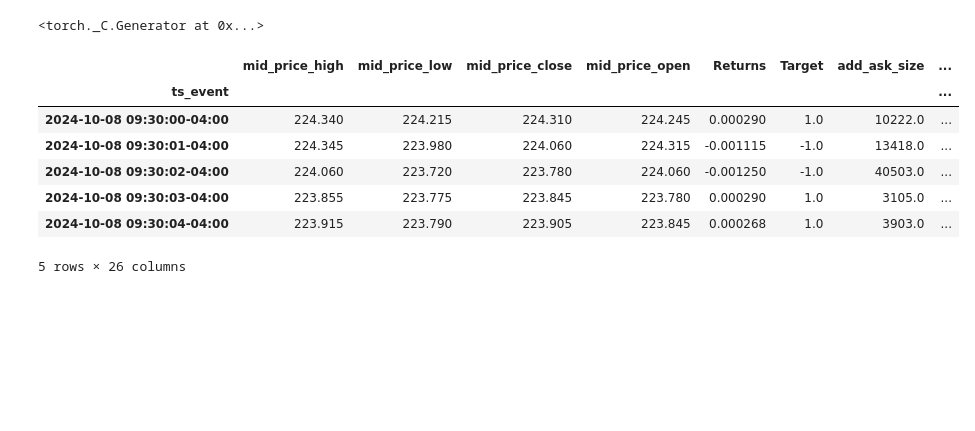
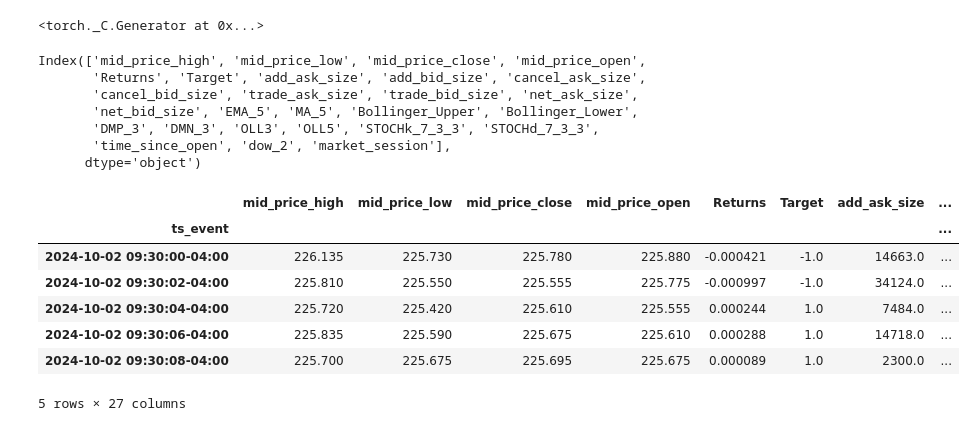
Before and after one commit to LiaoLaurent/Stock-Prediction-Deep-Learning, a Jupyter notebook: returns_predictions.ipynb, the cells around one changed output. Drawn from its saved outputs; the diff is of its cells as text; code cells hidden in the pictures; blank space fills up the shorter version.

```diff
--- a/returns_predictions.ipynb
+++ b/returns_predictions.ipynb
@@ -15,26 +15,52 @@ from plotting_functions import *
 torch.manual_seed(0)
 # %% [output]
 <torch._C.Generator at 0x...>
+# %%
+# Features that require StandardScaler (price-dependent and volume-based)
+standard_features = ['EMA_5', 'MA_5', 'Returns', 'net_ask_size',
+       'net_bid_size', 'trade_ask_size', 'trade_bid_size', 'Bollinger_Upper', 'Bollinger_Lower']
+
+# Features that require MinMaxScaler (bounded indicators)
+minmax_features = ['DMP_3', 'DMN_3', 'OLL3', 'OLL5', 'STOCHk_7_3_3', 'STOCHd_7_3_3', 'time_since_open']
+
+unscaled_features = ["market_session"]
+
+features = standard_features + minmax_features + unscaled_features
+
+sampling_rate = "2s"
+prediction_column = "Target"
+batch_size = 10
+epochs = 8
+look_back = 32
 # %%
 from preprocessing import combine_data, add_time_features
 
 # Generate file paths dynamically
-start_date = pd.to_datetime("2024-10-08")
-end_date = pd.to_datetime("2024-10-09")
+start_date = pd.to_datetime("2024-10-02")
+end_date = pd.to_datetime("2024-10-02")
 date_range = pd.bdate_range(start=start_date, end=end_date)
 
 data_paths = [f"AAPL_data/AAPL_{date.strftime('%Y-%m-%d')}_xnas-itch.parquet" for date in date_range]
 
-data_hft = combine_data(data_paths)
+data_hft = combine_data(data_paths, sampling_rate)
 data_hft = add_time_features(data_hft)
 
+print(data_hft.columns)
+
 data_hft.head()
 # %% [output]
+Index(['mid_price_high', 'mid_price_low', 'mid_price_close', 'mid_price_open',
+       'Returns', 'Target', 'add_ask_size', 'add_bid_size', 'cancel_ask_size',
+       'cancel_bid_size', 'trade_ask_size', 'trade_bid_size', 'net_ask_size',
+       'net_bid_size', 'EMA_5', 'MA_5', 'Bollinger_Upper', 'Bollinger_Lower',
+       'DMP_3', 'DMN_3', 'OLL3', 'OLL5', 'STOCHk_7_3_3', 'STOCHd_7_3_3',
+       'time_since_open', 'dow_2', 'market_session'],
+      dtype='object')
 |  | mid_price_high | mid_price_low | mid_price_close | mid_price_open | Returns | Target | add_ask_size | ... |
 | ts_event |  |  |  |  |  |  |  | ... |
-| 2024-10-08 09:30:00-04:00 | 224.340 | 224.215 | 224.310 | 224.245 | 0.000290 | 1.0 | 10222.0 | ... |
-| 2024-10-08 09:30:01-04:00 | 224.345 | 223.980 | 224.060 | 224.315 | -0.001115 | -1.0 | 13418.0 | ... |
-| 2024-10-08 09:30:02-04:00 | 224.060 | 223.720 | 223.780 | 224.060 | -0.001250 | -1.0 | 40503.0 | ... |
-| 2024-10-08 09:30:03-04:00 | 223.855 | 223.775 | 223.845 | 223.780 | 0.000290 | 1.0 | 3105.0 | ... |
-| 2024-10-08 09:30:04-04:00 | 223.915 | 223.790 | 223.905 | 223.845 | 0.000268 | 1.0 | 3903.0 | ... |
+| 2024-10-02 09:30:00-04:00 | 226.135 | 225.730 | 225.780 | 225.880 | -0.000421 | -1.0 | 14663.0 | ... |
+| 2024-10-02 09:30:02-04:00 | 225.810 | 225.550 | 225.555 | 225.775 | -0.000997 | -1.0 | 34124.0 | ... |
+| 2024-10-02 09:30:04-04:00 | 225.720 | 225.420 | 225.610 | 225.555 | 0.000244 | 1.0 | 7484.0 | ... |
+| 2024-10-02 09:30:06-04:00 | 225.835 | 225.590 | 225.675 | 225.610 | 0.000288 | 1.0 | 14718.0 | ... |
+| 2024-10-02 09:30:08-04:00 | 225.700 | 225.675 | 225.695 | 225.675 | 0.000089 | 1.0 | 2300.0 | ... |
-5 rows × 26 columns
+5 rows × 27 columns
```
Also changed, not shown: parts of 11 cells of this notebook, 3 other files.
